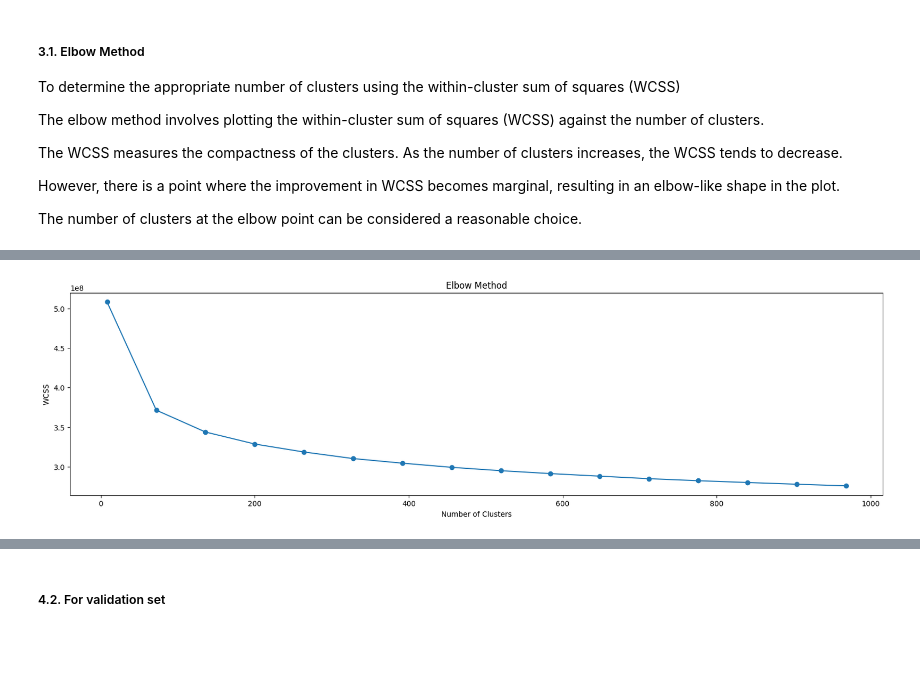
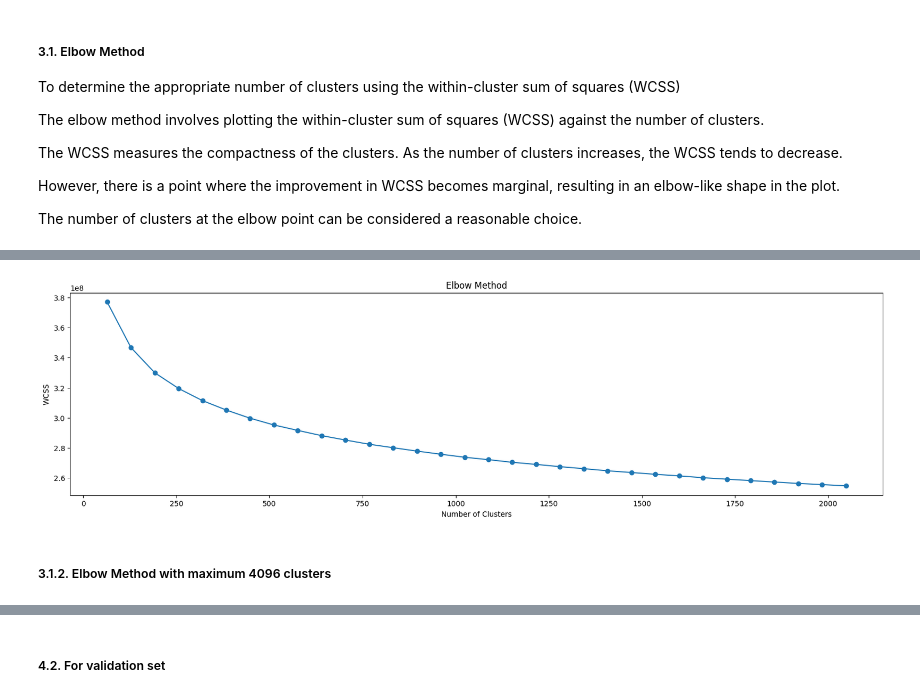
Before and after one commit to ledvic/_Plankton_Zooscan-Machine_Learning, a Jupyter notebook: _pyscripts/_extract_SIFT_kmeans_features_for_dataset.ipynb, the cells around one changed output, grey strips where cells are left out. Drawn from its saved outputs; the diff is of its cells as text; code cells hidden in the pictures; blank space fills up the shorter version.

Commit message:
Working with SIFT + bags of visual words

```diff
--- a/_pyscripts/_extract_SIFT_kmeans_features_for_dataset.ipynb
+++ b/_pyscripts/_extract_SIFT_kmeans_features_for_dataset.ipynb
@@ -351,7 +352,11 @@ The number of clusters at the elbow point can be considered a reasonable choice.
 # %%
 def compute_wcss(num_clusters, train_descriptors_list):
 
-    batch_size = 4096
+    batch_size = num_clusters*20
+
+    if batch_size > 10000:
+        batch_size = 10000
+
     # kmeans = MiniBatchKMeans(n_clusters=num_clusters, random_state=0, batch_size=batch_size, n_init="auto") # if using newest verion
     kmeans = MiniBatchKMeans(n_clusters=num_clusters, random_state=0, batch_size=batch_size) # if using older verion
 
@@ -359,14 +364,9 @@ def compute_wcss(num_clusters, train_descriptors_list):
 
     return kmeans.inertia_
 # %%
-max_clusters = 1024  # Maximum number of clusters
-batch_size = max_clusters*10  # Batch size for partial_fit
+max_clusters = 2048  # Maximum number of clusters
 
-# Split the descriptors into batches
-n_samples = train_descriptors_std.shape[0]
-n_batches = int(np.ceil(n_samples / batch_size))
-
-num_processes = 16
+num_processes = 32
 
 # Perform MiniBatchKMeans clustering on the descriptors
 # wcss = []  # Within-cluster sum of squares
@@ -374,10 +374,10 @@ num_processes = 16
 with Parallel(n_jobs=num_processes) as parallel:
     wcss = parallel(
                 delayed(compute_wcss)(num_clusters, train_descriptors_std)
-                for num_clusters in tqdm(range(8, max_clusters+1, 8), desc="Analyzing number of clusters")
+                for num_clusters in tqdm(range(32, max_clusters+1, 32), desc="Analyzing number of clusters")
                 )
 # %%
-index_list = range(8, 1024+1, 8)
+index_list = range(32, max_clusters+1, 32)
 
 display(len(index_list))
 # %% [output]
@@ -385,6 +389,6 @@ display(len(index_list))
 # %%
 list_i = []
-for i in range(1, 128+1, 8):
+for i in range(0, len(index_list), 2):
     list_i.append(i)
 
 print(list_i)
@@ -416,11 +407,11 @@ print(list_i)
 # %%
 # Plot the WCSS values against the number of clusters
 plt.figure(figsize=(20,5))
-plt.scatter([index_list[i-1] for i in list_i], [wcss[i-1] for i in list_i])
-plt.plot([index_list[i-1] for i in list_i], [wcss[i-1] for i in list_i])
+plt.scatter([index_list[i+1] for i in list_i], [wcss[i+1] for i in list_i])
+plt.plot([index_list[i+1] for i in list_i], [wcss[i+1] for i in list_i])
 plt.xlabel('Number of Clusters')
 plt.ylabel('WCSS')
 plt.title('Elbow Method')
 plt.show()
 # %% [output]
-[figure, old version]
+[figure, new version]
@@ -426,0 +421,2 @@ plt.show()
+# %% [markdown]
+##### 3.1.2. Elbow Method with maximum 4096 clusters
```
Also changed, not shown: parts of 62 cells of this notebook.
